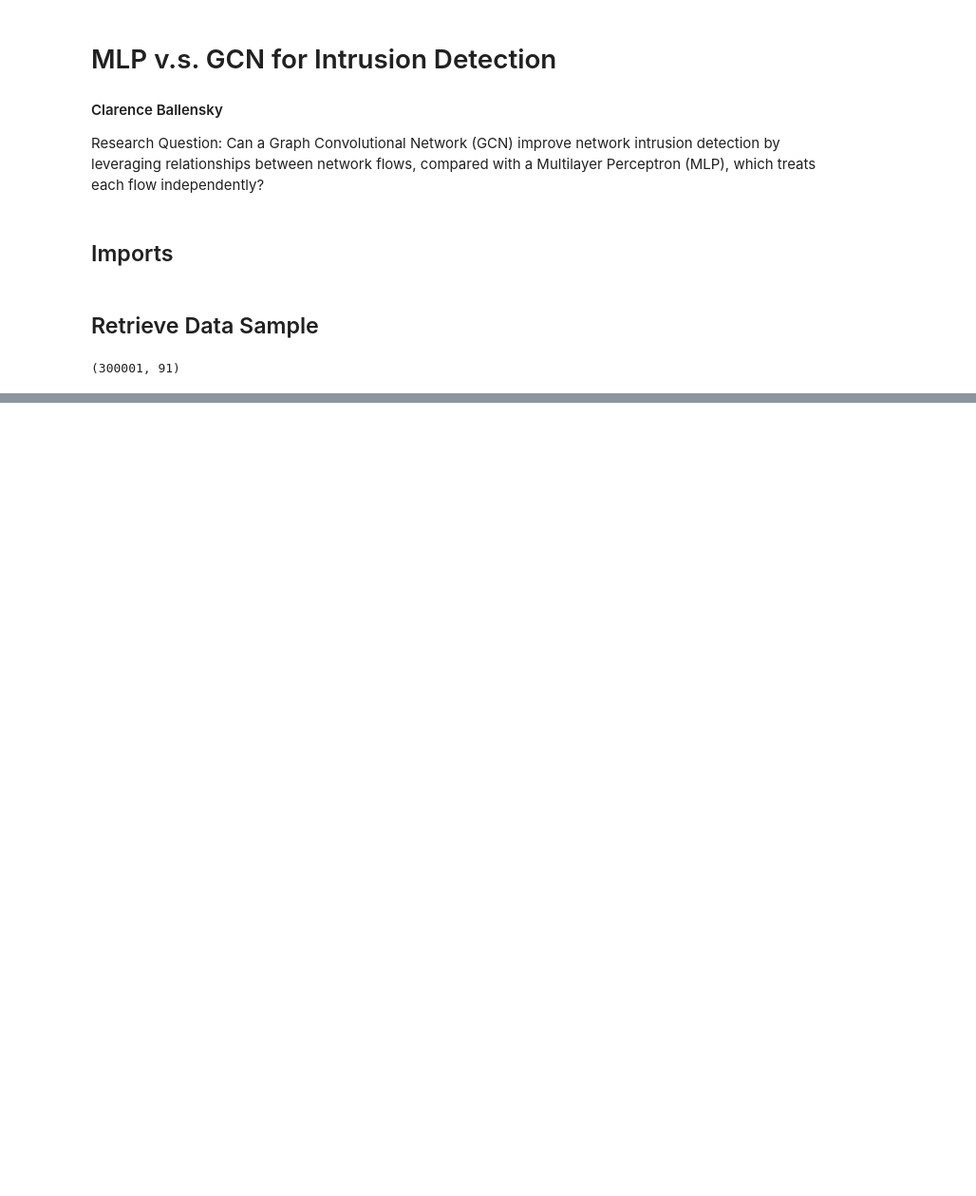
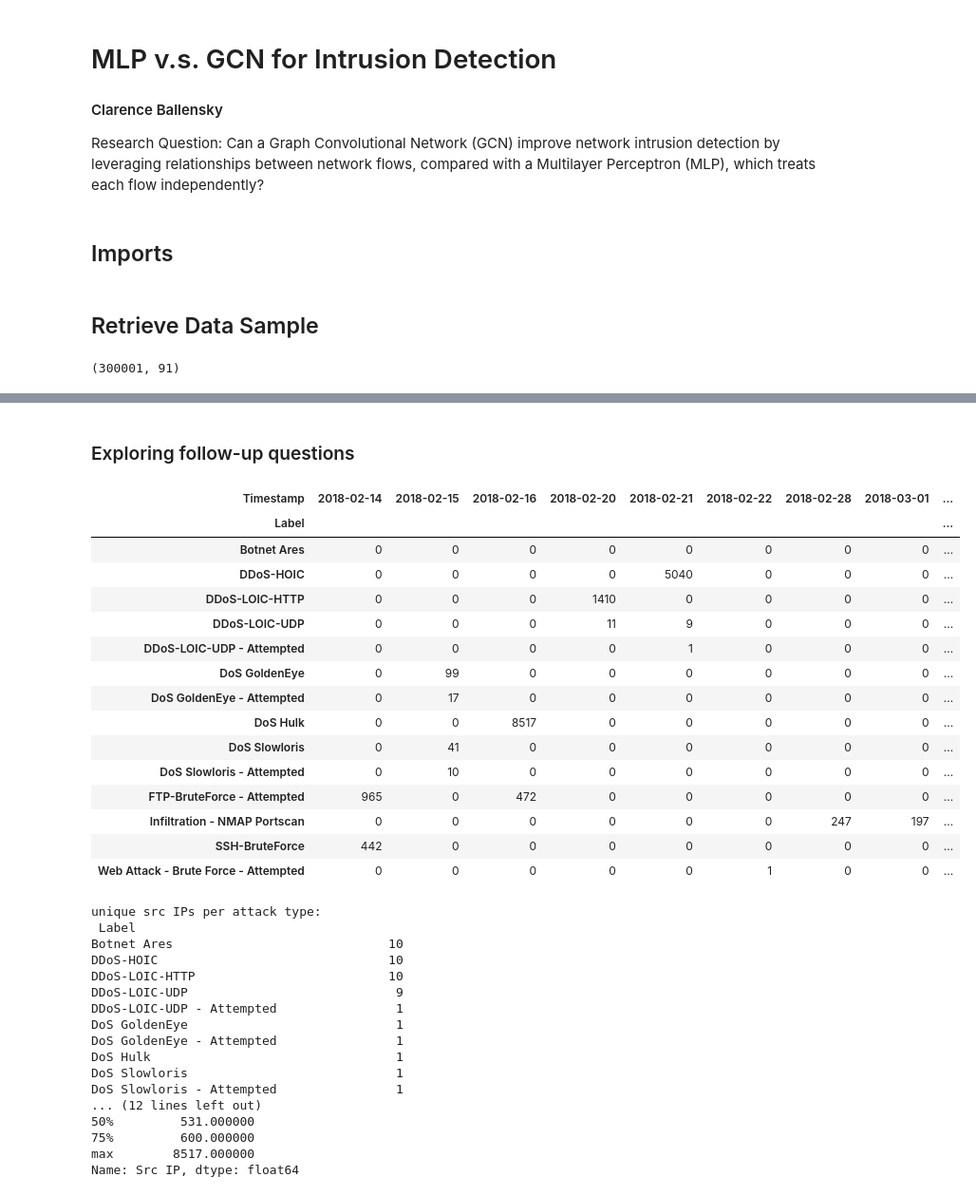
Before and after one commit to ClarenceBallensky/MLP-vs-GCN-ids, a Jupyter notebook: MLP_vs_GCN_Intrustion_Detection.ipynb, the cells around one changed output, grey strips where cells are left out. Shown at 95% size. Saved outputs shown, nothing was run; the diff lists cells and outputs as text; code cells hidden in the pictures; blank space fills up the shorter version.

Commit message:
Inspecting data, splitting data, scaling data

```diff
--- a/MLP_vs_GCN_Intrustion_Detection.ipynb
+++ b/MLP_vs_GCN_Intrustion_Detection.ipynb
@@ -30,0 +40,32 @@ print(df.shape)
+# %%
+ID_COLS = ["id", "Flow ID", "Timestamp"]  # unique per row, so ignored when checking duplicates
+
+numeric = df.select_dtypes("number")
+df["Timestamp"] = pd.to_datetime(df["Timestamp"])
+label_counts = df["Label"].value_counts()
+
+# --- Structure and integrity ---
+print("shape:", df.shape)
+print("\ndtypes:\n", df.dtypes.value_counts())
+print("\nNaNs:", df.isna().sum().sum())
+print("infs:", np.isinf(numeric).sum().sum())
+# Rows identical except for ID columns are kept; they differ in timestamp, so they are distinct events
+print("rows identical except ID columns:", df.drop(columns=ID_COLS).duplicated().sum())
+print("constant columns:", numeric.columns[numeric.nunique() <= 1].tolist())
+
+# --- Time span (informs the train/test split) ---
+print("\ntime span:", df["Timestamp"].min(), "to", df["Timestamp"].max())
+print("flows per day:\n", df["Timestamp"].dt.date.value_counts().sort_index())
+
+# --- Hosts (informs the graph edge rule) ---
+print("\nunique src IPs:", df["Src IP"].nunique(), "| unique dst IPs:", df["Dst IP"].nunique())
+print("busiest dst IPs:\n", df["Dst IP"].value_counts().head(5))
+print("busiest src IPs:\n", df["Src IP"].value_counts().head(5))
+
+# --- Labels (informs task framing and metrics) ---
+print("\nlabels:")
+display(pd.DataFrame({"count": label_counts, "share": (label_counts / len(df)).round(4)}))
+
+# --- Sample rows, transposed so all 91 columns are visible ---
+with pd.option_context("display.max_rows", None):
+    display(df.head(3).T)
@@ -30,0 +124,47 @@ print(df.shape)
+# %% [markdown]
+### Exploring follow-up questions
+# %%
+attacks = df[df["Label"] != "BENIGN"]
+
+# Are attack types concentrated on specific days? Is each one a few source IPs?
+display(pd.crosstab(attacks["Label"], attacks["Timestamp"].dt.date))
+print("unique src IPs per attack type:\n", attacks.groupby("Label")["Src IP"].nunique())
+
+# How many flows have same-source neighbors available for graph edges?
+flows_per_src = df["Src IP"].map(df["Src IP"].value_counts())
+print("\nshare of flows whose src IP appears only once:", (flows_per_src == 1).mean().round(3))
+print(flows_per_src.describe())
+# %% [output]
+| Timestamp | 2018-02-14 | 2018-02-15 | 2018-02-16 | 2018-02-20 | 2018-02-21 | 2018-02-22 | 2018-02-28 | 2018-03-01 | ... |
+| Label |  |  |  |  |  |  |  |  | ... |
+| Botnet Ares | 0 | 0 | 0 | 0 | 0 | 0 | 0 | 0 | ... |
+| DDoS-HOIC | 0 | 0 | 0 | 0 | 5040 | 0 | 0 | 0 | ... |
+| DDoS-LOIC-HTTP | 0 | 0 | 0 | 1410 | 0 | 0 | 0 | 0 | ... |
+| DDoS-LOIC-UDP | 0 | 0 | 0 | 11 | 9 | 0 | 0 | 0 | ... |
+| DDoS-LOIC-UDP - Attempted | 0 | 0 | 0 | 0 | 1 | 0 | 0 | 0 | ... |
+| DoS GoldenEye | 0 | 99 | 0 | 0 | 0 | 0 | 0 | 0 | ... |
+| DoS GoldenEye - Attempted | 0 | 17 | 0 | 0 | 0 | 0 | 0 | 0 | ... |
+| DoS Hulk | 0 | 0 | 8517 | 0 | 0 | 0 | 0 | 0 | ... |
+| DoS Slowloris | 0 | 41 | 0 | 0 | 0 | 0 | 0 | 0 | ... |
+| DoS Slowloris - Attempted | 0 | 10 | 0 | 0 | 0 | 0 | 0 | 0 | ... |
+| FTP-BruteForce - Attempted | 965 | 0 | 472 | 0 | 0 | 0 | 0 | 0 | ... |
+| Infiltration - NMAP Portscan | 0 | 0 | 0 | 0 | 0 | 0 | 247 | 197 | ... |
+| SSH-BruteForce | 442 | 0 | 0 | 0 | 0 | 0 | 0 | 0 | ... |
+| Web Attack - Brute Force - Attempted | 0 | 0 | 0 | 0 | 0 | 1 | 0 | 0 | ... |
+unique src IPs per attack type:
+ Label
+Botnet Ares                             10
+DDoS-HOIC                               10
+DDoS-LOIC-HTTP                          10
+DDoS-LOIC-UDP                            9
+DDoS-LOIC-UDP - Attempted                1
+DoS GoldenEye                            1
+DoS GoldenEye - Attempted                1
+DoS Hulk                                 1
+DoS Slowloris                            1
+DoS Slowloris - Attempted                1
+... (12 lines left out)
+50%         531.000000
+75%         600.000000
+max        8517.000000
+Name: Src IP, dtype: float64
```
Also changed, not shown: parts of 8 cells of this notebook.
